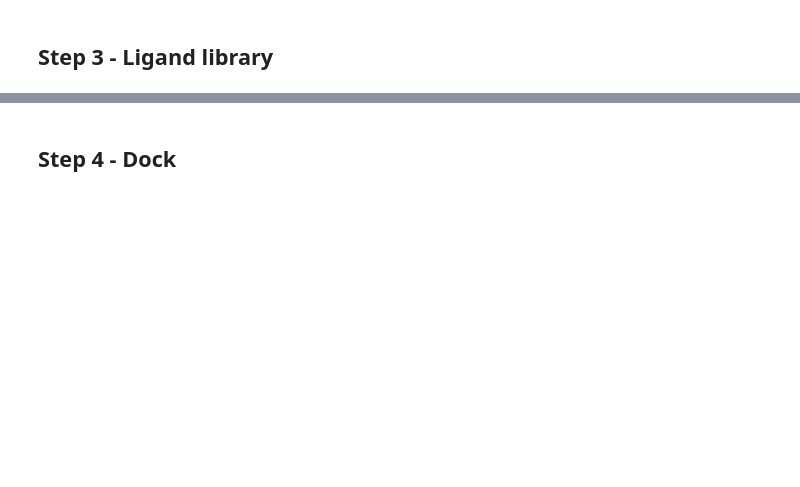
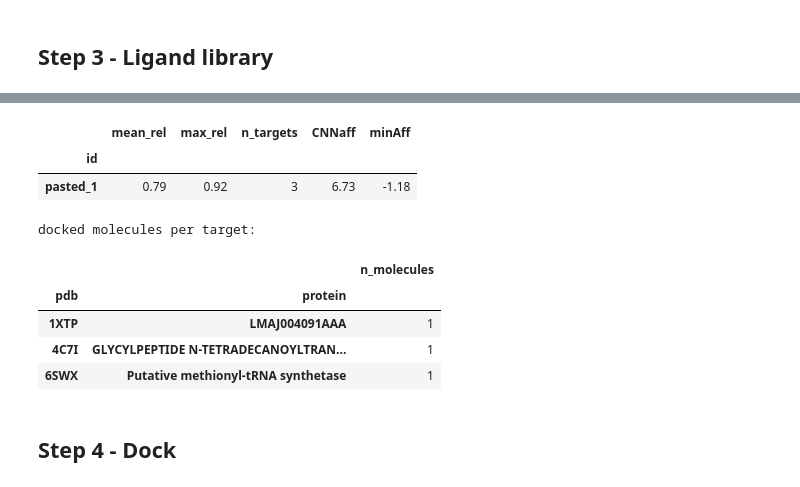
Before and after one commit to Abmanna/Abmanna-Omniscient-Multi-Agent-Drug-Discovery-OS-Godly-Generative-Scaffold-Approach, a Jupyter notebook: Pathogen_multitarget_screening_gnina_forms_1.ipynb, the cells around one changed output, grey strips where cells are left out. Drawn from its saved outputs; the diff is of its cells as text; code cells hidden in the pictures; blank space fills up the shorter version.

```diff
--- a/Pathogen_multitarget_screening_gnina_forms_1.ipynb
+++ b/Pathogen_multitarget_screening_gnina_forms_1.ipynb
@@ -1062,0 +1321,3 @@ run_or_launch('library', build_library_form, stage_library)
+# %%
+stage_dock()
+# %% [output]
@@ -1063,3 +1333,12 @@ run_or_launch('library', build_library_form, stage_library)
+|  | mean_rel | max_rel | n_targets | CNNaff | minAff |
+| id |  |  |  |  |  |
+| pasted_1 | 0.79 | 0.92 | 3 | 6.73 | -1.18 |
+docked molecules per target:
+|  |  | n_molecules |
+| pdb | protein |  |
+| 1XTP | LMAJ004091AAA | 1 |
+| 4C7I | GLYCYLPEPTIDE N-TETRADECANOYLTRAN... | 1 |
+| 6SWX | Putative methionyl-tRNA synthetase | 1 |
 # %% [markdown]
 ## Step 4 - Dock
 # %%
```
Also changed, not shown: parts of 23 cells of this notebook.
